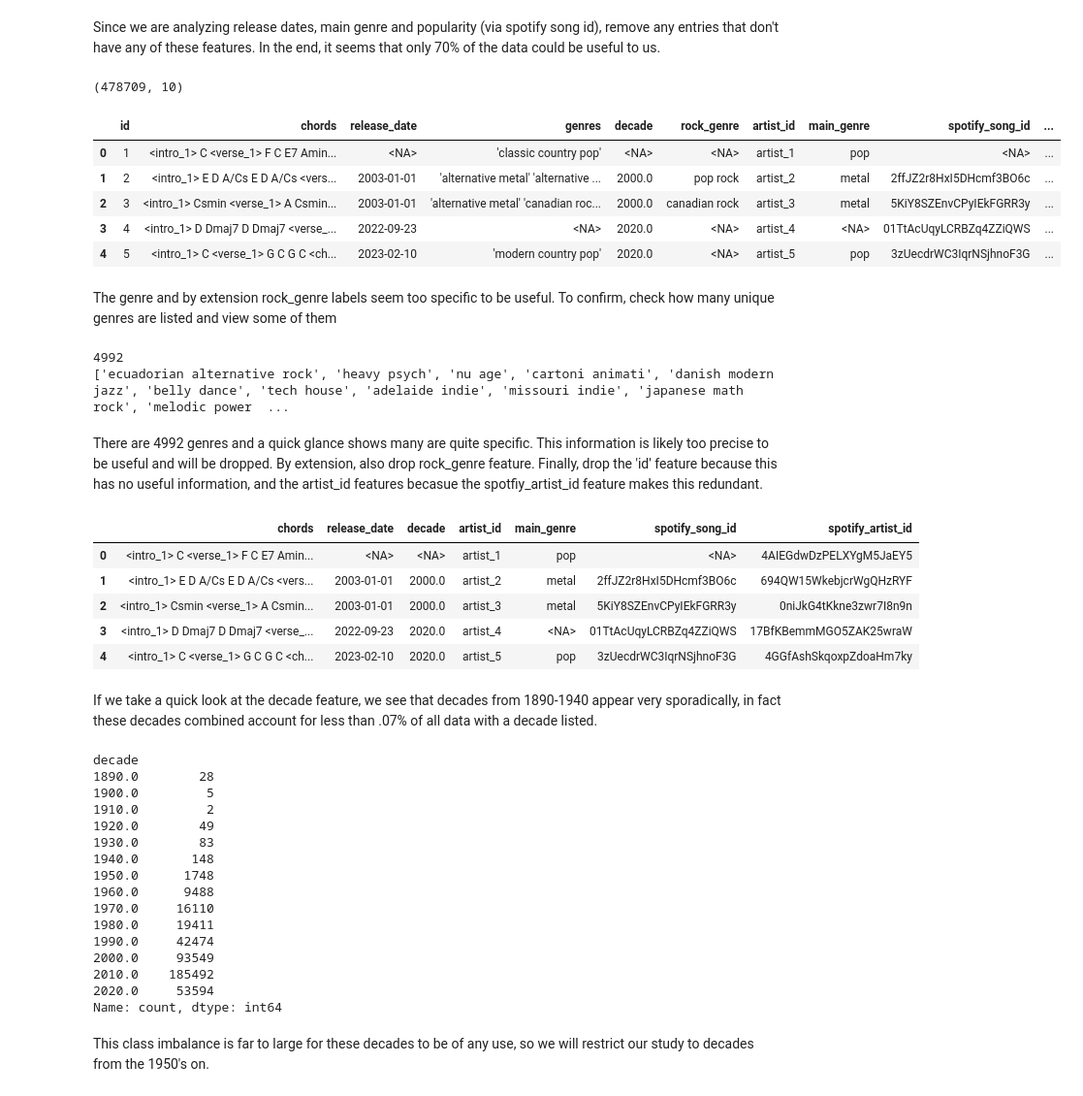
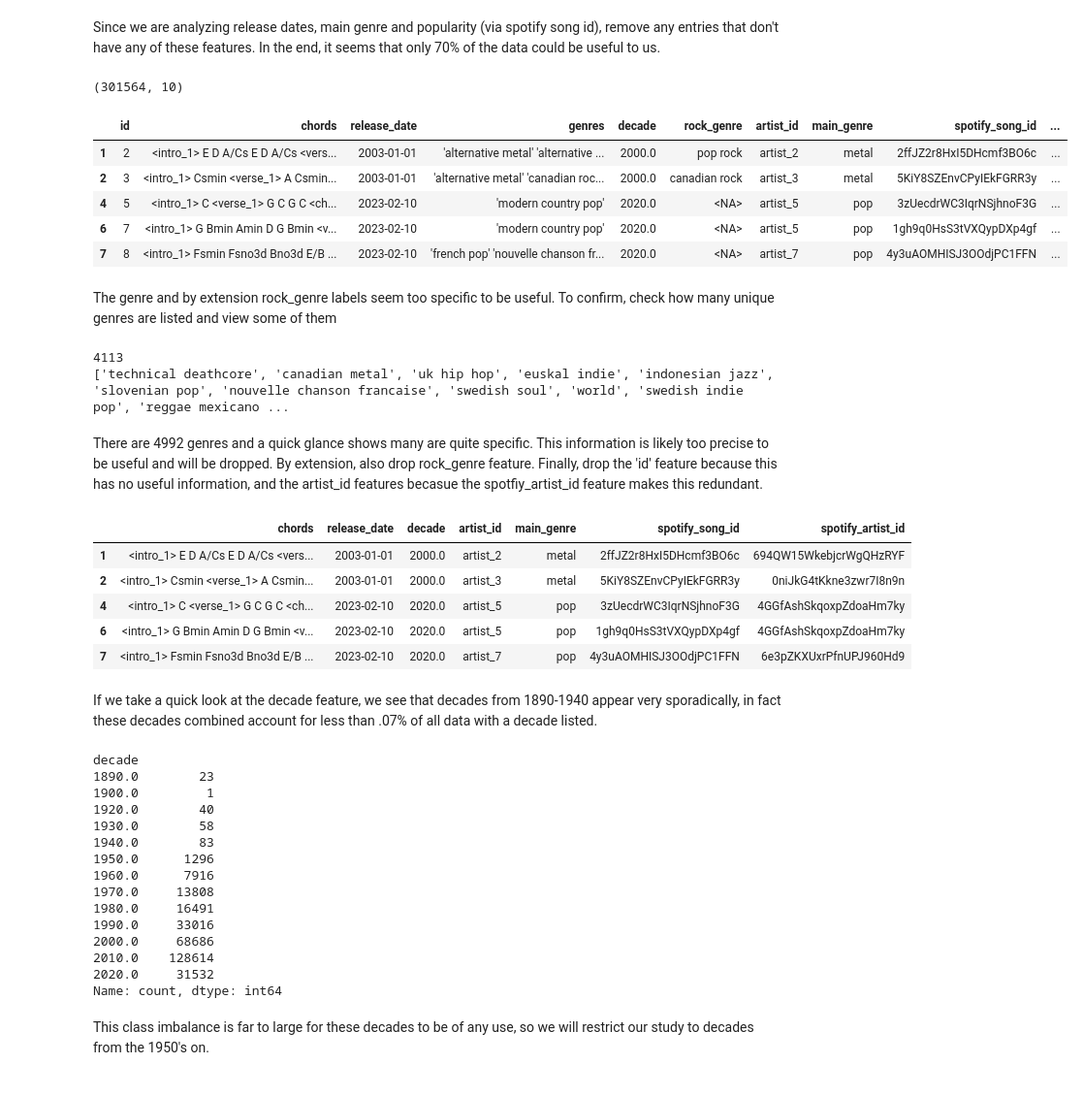
Before and after one commit to Erdos-Projects/fall-2025-harmonic-features-for-song-recommendations, a Jupyter notebook: data/data_clean.ipynb, the cells around one changed output. Shown at 97% size. Cells and saved outputs as stored; diff of their text form; code cells hidden in the pictures.

```diff
--- a/data/data_clean.ipynb
+++ b/data/data_clean.ipynb
@@ -10,18 +10,18 @@ raw_df = raw_df.replace({np.nan: pd.NA})
 # %% [markdown]
 Since we are analyzing release dates, main genre and popularity (via spotify song id), remove any entries that don't have any of these features. In the end, it seems that only 70% of the data could be useful to us.
 # %%
-clean_df=raw_df[raw_df['release_date'].notna() | raw_df['spotify_song_id'].notna() | raw_df['main_genre'].notna()]
+clean_df=raw_df[raw_df['release_date'].notna() & raw_df['spotify_song_id'].notna() & raw_df['main_genre'].notna()]
 
 print(clean_df.shape)
 clean_df.head()
 # %% [output]
-(478709, 10)
+(301564, 10)
 |  | id | chords | release_date | genres | decade | rock_genre | artist_id | main_genre | spotify_song_id | ... |
-| 0 | 1 | <intro_1> C <verse_1> F C E7 Amin... | <NA> | 'classic country pop' | <NA> | <NA> | artist_1 | pop | <NA> | ... |
 | 1 | 2 | <intro_1> E D A/Cs E D A/Cs <vers... | 2003-01-01 | 'alternative metal' 'alternative ... | 2000.0 | pop rock | artist_2 | metal | 2ffJZ2r8HxI5DHcmf3BO6c | ... |
 | 2 | 3 | <intro_1> Csmin <verse_1> A Csmin... | 2003-01-01 | 'alternative metal' 'canadian roc... | 2000.0 | canadian rock | artist_3 | metal | 5KiY8SZEnvCPyIEkFGRR3y | ... |
-| 3 | 4 | <intro_1> D Dmaj7 D Dmaj7 <verse_... | 2022-09-23 | <NA> | 2020.0 | <NA> | artist_4 | <NA> | 01TtAcUqyLCRBZq4ZZiQWS | ... |
 | 4 | 5 | <intro_1> C <verse_1> G C G C <ch... | 2023-02-10 | 'modern country pop' | 2020.0 | <NA> | artist_5 | pop | 3zUecdrWC3IqrNSjhnoF3G | ... |
+| 6 | 7 | <intro_1> G Bmin Amin D G Bmin <v... | 2023-02-10 | 'modern country pop' | 2020.0 | <NA> | artist_5 | pop | 1gh9q0HsS3tVXQypDXp4gf | ... |
+| 7 | 8 | <intro_1> Fsmin Fsno3d Bno3d E/B ... | 2023-02-10 | 'french pop' 'nouvelle chanson fr... | 2020.0 | <NA> | artist_7 | pop | 4y3uAOMHISJ3OOdjPC1FFN | ... |
 # %% [markdown]
 The genre and by extension rock_genre labels seem too specific to be useful. To confirm, check how many unique genres are listed and view some of them
 # %%
@@ -36,8 +36,8 @@ unnested_list=[j.strip("'") for i in newlist for j in i]
 print(len(set(unnested_list)))
 print(random.sample(list(set(unnested_list)),20)) #random sample of unique genres
 # %% [output]
-4992
-['ecuadorian alternative rock', 'heavy psych', 'nu age', 'cartoni animati', 'danish modern jazz', 'belly dance', 'tech house', 'adelaide indie', 'missouri indie', 'japanese math rock', 'melodic power  ...
+4113
+['technical deathcore', 'canadian metal', 'uk hip hop', 'euskal indie', 'indonesian jazz', 'slovenian pop', 'nouvelle chanson francaise', 'swedish soul', 'world', 'swedish indie pop', 'reggae mexicano ...
 # %% [markdown]
 There are 4992 genres and a quick glance shows many are quite specific. This information is likely too precise to be useful and will be dropped. By extension, also drop rock_genre feature. Finally, drop the 'id' feature because this has no useful information, and the artist_id features becasue the spotfiy_artist_id feature makes this redundant.
 # %%
@@ -45,31 +45,30 @@ clean_df=clean_df.drop(columns=['id','genres','rock_genre'])
 clean_df.head()
 # %% [output]
 |  | chords | release_date | decade | artist_id | main_genre | spotify_song_id | spotify_artist_id |
-| 0 | <intro_1> C <verse_1> F C E7 Amin... | <NA> | <NA> | artist_1 | pop | <NA> | 4AIEGdwDzPELXYgM5JaEY5 |
 | 1 | <intro_1> E D A/Cs E D A/Cs <vers... | 2003-01-01 | 2000.0 | artist_2 | metal | 2ffJZ2r8HxI5DHcmf3BO6c | 694QW15WkebjcrWgQHzRYF |
 | 2 | <intro_1> Csmin <verse_1> A Csmin... | 2003-01-01 | 2000.0 | artist_3 | metal | 5KiY8SZEnvCPyIEkFGRR3y | 0niJkG4tKkne3zwr7I8n9n |
-| 3 | <intro_1> D Dmaj7 D Dmaj7 <verse_... | 2022-09-23 | 2020.0 | artist_4 | <NA> | 01TtAcUqyLCRBZq4ZZiQWS | 17BfKBemmMGO5ZAK25wraW |
 | 4 | <intro_1> C <verse_1> G C G C <ch... | 2023-02-10 | 2020.0 | artist_5 | pop | 3zUecdrWC3IqrNSjhnoF3G | 4GGfAshSkqoxpZdoaHm7ky |
+| 6 | <intro_1> G Bmin Amin D G Bmin <v... | 2023-02-10 | 2020.0 | artist_5 | pop | 1gh9q0HsS3tVXQypDXp4gf | 4GGfAshSkqoxpZdoaHm7ky |
+| 7 | <intro_1> Fsmin Fsno3d Bno3d E/B ... | 2023-02-10 | 2020.0 | artist_7 | pop | 4y3uAOMHISJ3OOdjPC1FFN | 6e3pZKXUxrPfnUPJ960Hd9 |
 # %% [markdown]
 If we take a quick look at the decade feature, we see that decades from 1890-1940 appear very sporadically, in fact these decades combined account for less than .07% of all data with a decade listed.
 # %%
 clean_df.decade.value_counts().sort_index()
 # %% [output]
 decade
-1890.0        28
-1900.0         5
-1910.0         2
-1920.0        49
-1930.0        83
-1940.0       148
-1950.0      1748
-1960.0      9488
-1970.0     16110
-1980.0     19411
-1990.0     42474
-2000.0     93549
-2010.0    185492
-2020.0     53594
+1890.0        23
+1900.0         1
+1920.0        40
+1930.0        58
+1940.0        83
+1950.0      1296
+1960.0      7916
+1970.0     13808
+1980.0     16491
+1990.0     33016
+2000.0     68686
+2010.0    128614
+2020.0     31532
 Name: count, dtype: int64
 # %% [markdown]
 This class imbalance is far to large for these decades to be of any use, so we will restrict our study to decades from the 1950's on.
```
Also changed, not shown: parts of 4 cells of this notebook, 2 other files.
